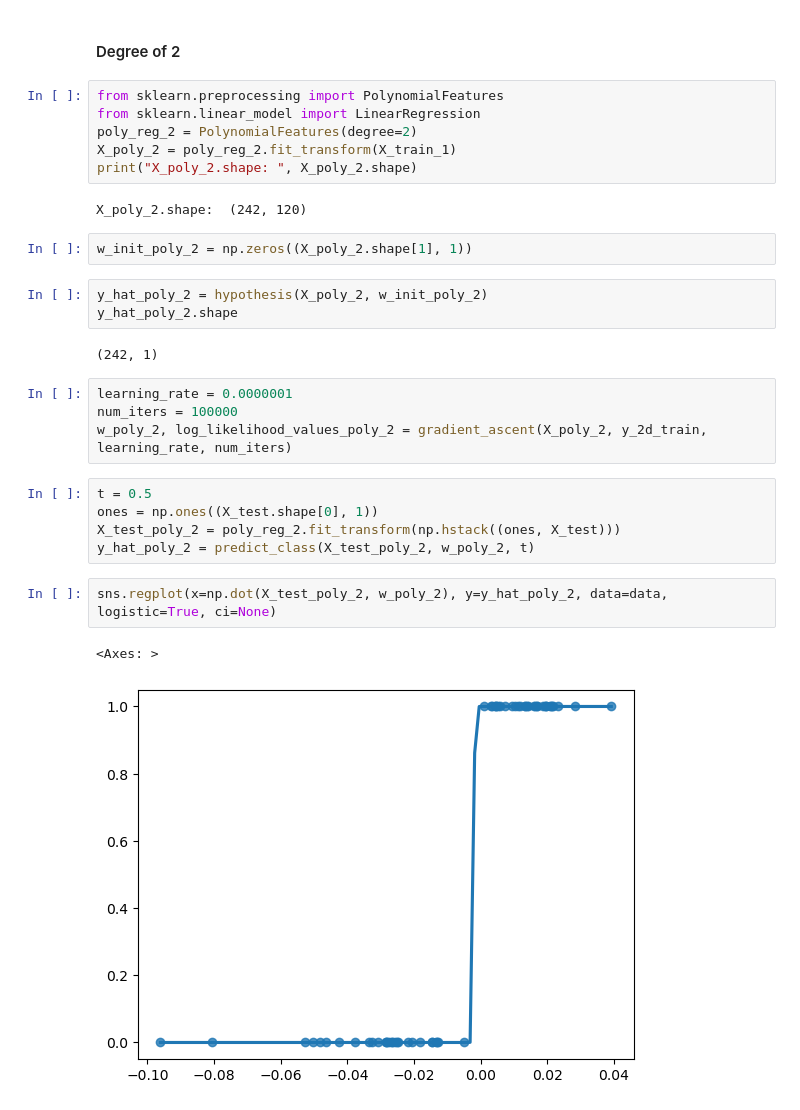
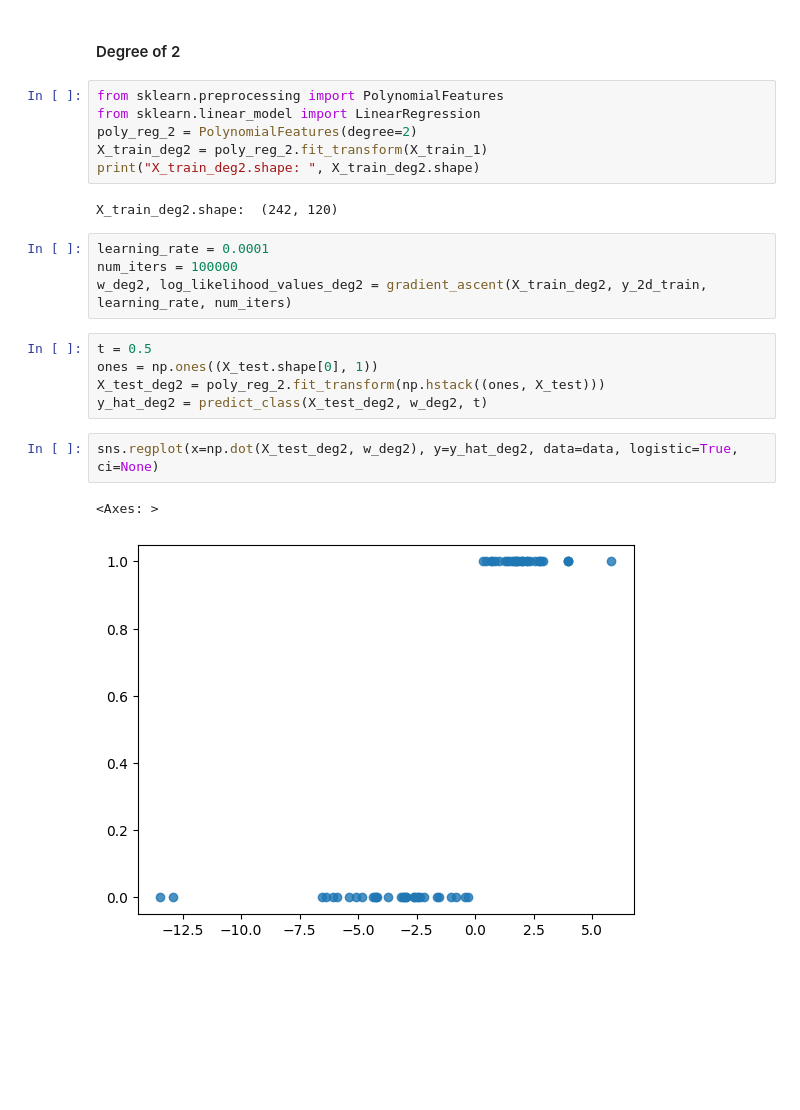
Before and after one commit to thuvu17/ml-train-heart-attack, a Jupyter notebook: heart_attack_logreg.ipynb, the cells around one changed output. Saved outputs shown, nothing was run; the diff lists cells and outputs as text; blank space fills up the shorter version.

Commit message:
Finished Feature Transformation

```diff
--- a/heart_attack_logreg.ipynb
+++ b/heart_attack_logreg.ipynb
@@ -378,29 +361,22 @@ plt.show()
 from sklearn.preprocessing import PolynomialFeatures
 from sklearn.linear_model import LinearRegression
 poly_reg_2 = PolynomialFeatures(degree=2)
-X_poly_2 = poly_reg_2.fit_transform(X_train_1)
-print("X_poly_2.shape: ", X_poly_2.shape)
+X_train_deg2 = poly_reg_2.fit_transform(X_train_1)
+print("X_train_deg2.shape: ", X_train_deg2.shape)
 # %% [output]
-X_poly_2.shape:  (242, 120)
+X_train_deg2.shape:  (242, 120)
-# %%
-w_init_poly_2 = np.zeros((X_poly_2.shape[1], 1))
-# %%
-y_hat_poly_2 = hypothesis(X_poly_2, w_init_poly_2)
-y_hat_poly_2.shape
-# %% [output]
-(242, 1)
 # %%
-learning_rate = 0.0000001
+learning_rate = 0.0001
 num_iters = 100000
-w_poly_2, log_likelihood_values_poly_2 = gradient_ascent(X_poly_2, y_2d_train, learning_rate, num_iters)
+w_deg2, log_likelihood_values_deg2 = gradient_ascent(X_train_deg2, y_2d_train, learning_rate, num_iters)
 # %%
 t = 0.5
 ones = np.ones((X_test.shape[0], 1))
-X_test_poly_2 = poly_reg_2.fit_transform(np.hstack((ones, X_test)))
-y_hat_poly_2 = predict_class(X_test_poly_2, w_poly_2, t)
+X_test_deg2 = poly_reg_2.fit_transform(np.hstack((ones, X_test)))
+y_hat_deg2 = predict_class(X_test_deg2, w_deg2, t)
 # %%
-sns.regplot(x=np.dot(X_test_poly_2, w_poly_2), y=y_hat_poly_2, data=data, logistic=True, ci=None)
+sns.regplot(x=np.dot(X_test_deg2, w_deg2), y=y_hat_deg2, data=data, logistic=True, ci=None)
 # %% [output]
 <Axes: >
-[figure, old version]
+[figure, new version]
 # %%
```
Also changed, not shown: parts of 33 cells of this notebook.
